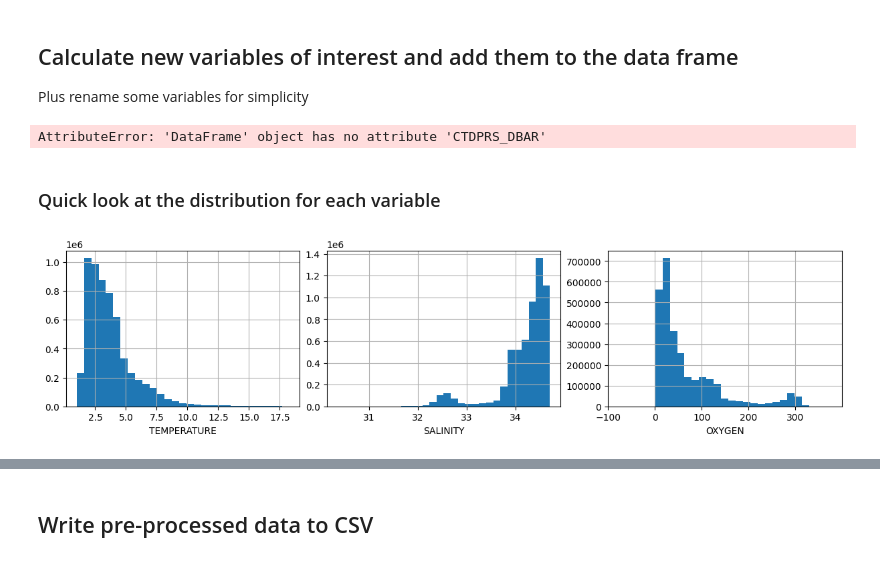
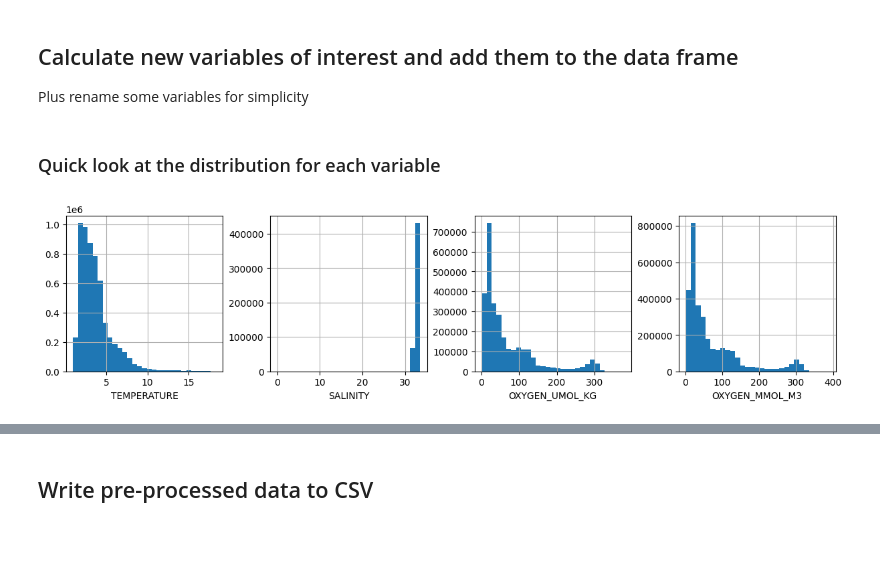
Before and after one commit to Statistical-Downscaling-for-the-Ocean/linep-data-prep-and-evaluation, a Jupyter notebook: waterproperties_data_prep/Load_LineP_CTDs.ipynb, the cells around one changed output, grey strips where cells are left out. Cells and saved outputs as stored; diff of their text form; code cells hidden in the pictures.

Commit message:
Update to include pressure bin centers and both oxygen measurements

```diff
--- a/waterproperties_data_prep/Load_LineP_CTDs.ipynb
+++ b/waterproperties_data_prep/Load_LineP_CTDs.ipynb
@@ -23,20 +23,27 @@ path = '/home/sbeairsto/projects/line_p/data/physical'
 ctd_years = np.arange(1969,2021,1)
 
 df_list = []
-#for i, n in enumerate(ctd_years):
+for i, n in enumerate(ctd_years):
     # load the file for each year
-df_temp = pd.read_csv('/home/sbeairsto/projects/line_p/data/observation/CTD_training.csv',delimiter=',')
+    df_temp = pd.read_csv(f'{path}/LineP_ctds_{ctd_years[i]}_binned_1m.csv',delimiter=',')
 
-# remove data from P1 to P3 (the coastal stations)
-drop_condition = (df_temp['closest_linep_station_name']=='P1') | (df_temp['closest_linep_station_name']=='P2') | (df_temp['closest_linep_station_name']=='P3')
-df_temp = df_temp.drop(df_temp[drop_condition].index)
+    # remove data from P1 to P3 (the coastal stations)
+    drop_condition = (df_temp['closest_linep_station_name']=='P1') | (df_temp['closest_linep_station_name']=='P2') | (df_temp['closest_linep_station_name']=='P3')
+    df_temp = df_temp.drop(df_temp[drop_condition].index)
 
-# remove data further than 500m away from a Line P station (optional)
-drop_condition = df_temp['distance_to_closest_station_km']>.5
-df_temp = df_temp.drop(df_temp[drop_condition].index)
+    # remove data further than 500m away from a Line P station (optional)
+    drop_condition = df_temp['distance_to_closest_station_km']>.5
+    df_temp = df_temp.drop(df_temp[drop_condition].index)
 
-#add the dataframe into the list of dataframes
-df = df_temp
+    # remove data further than 500m away from a Line P station (optional)
+    drop_condition = df_temp['OXYGEN_MMOL_M3']<0
+    df_temp = df_temp.drop(df_temp[drop_condition].index)
+
+    #add the dataframe into the list of dataframes
+    df_list.append(df_temp)
+
+#combine all the CTD casts into a single dataframe
+df = pd.concat(df_list)
 # %% [markdown]
 ## Take a look at the CTD data
 # %%
@@ -77,25 +84,22 @@ df = df.rename(columns={"longitude": "LONGITUDE"})
 df = df.rename(columns={"CTDPRS_DBAR": "PRESSURE"})
 df = df.rename(columns={"CTDTMP_ITS90_DEG_C": "TEMPERATURE"})
 df = df.rename(columns={"SALINITY_PSS78": "SALINITY"})
-df = df.rename(columns={"OXYGEN_UMOL_KG": "OXYGEN"})
 df = df.rename(columns={"closest_linep_station_name": "STATION_ID"})
-# %% [output]
-AttributeError: 'DataFrame' object has no attribute 'CTDPRS_DBAR'
 # %% [markdown]
 ### Quick look at the distribution for each variable
 # %%
-var_list = ['TEMPERATURE','SALINITY','OXYGEN']
-fig, ax = plt.subplots(1, ncols=3, constrained_layout=True, figsize=(12, 3))
+var_list = ['TEMPERATURE','SALINITY','OXYGEN_UMOL_KG', 'OXYGEN_MMOL_M3']
+fig, ax = plt.subplots(1, ncols=4, constrained_layout=True, figsize=(12, 3))
 
 for n, var in enumerate(var_list):
     fld = df[var].values
 
     bins = np.arange(np.nanmin(fld),np.nanmax(fld),(np.nanmax(fld)-np.nanmin(fld))/30)
     ax[n].hist(fld,bins,alpha=1)
     ax[n].set_xlabel(var)
     ax[n].grid()
 # %% [output]
-[figure, old version]
+[figure, new version]
 # %%
 df
 # %% [output]
```
Also changed, not shown: parts of 3 cells of this notebook, 1 other file.
